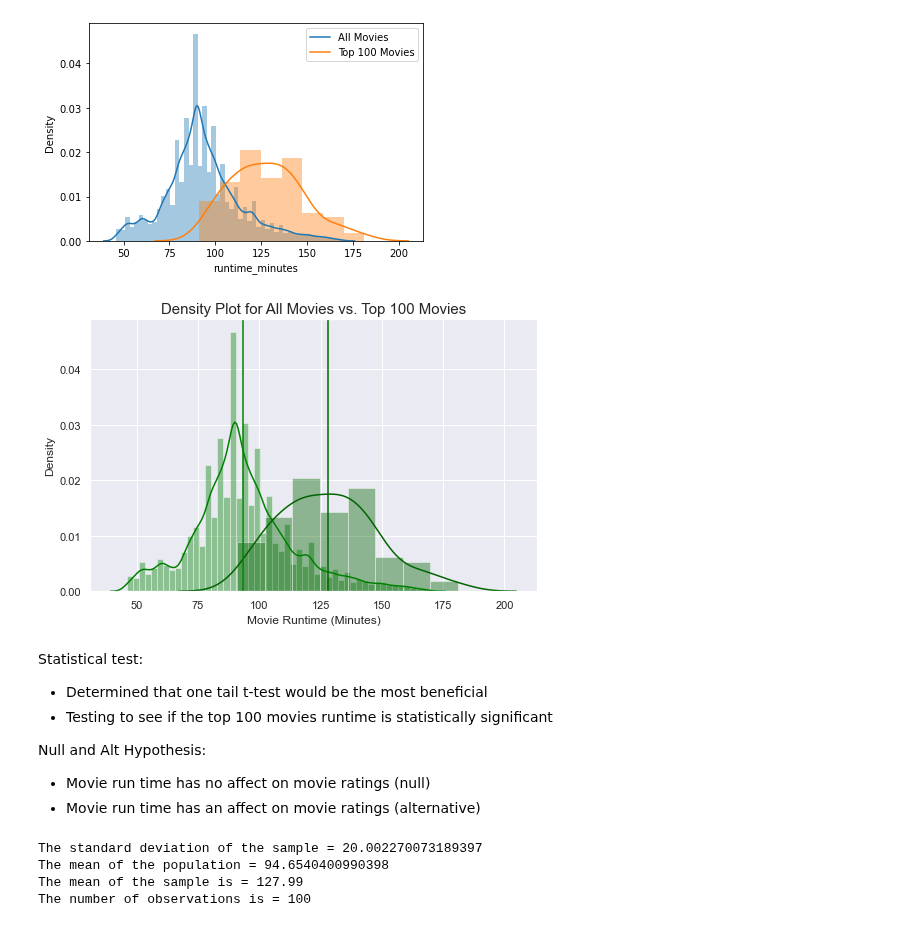
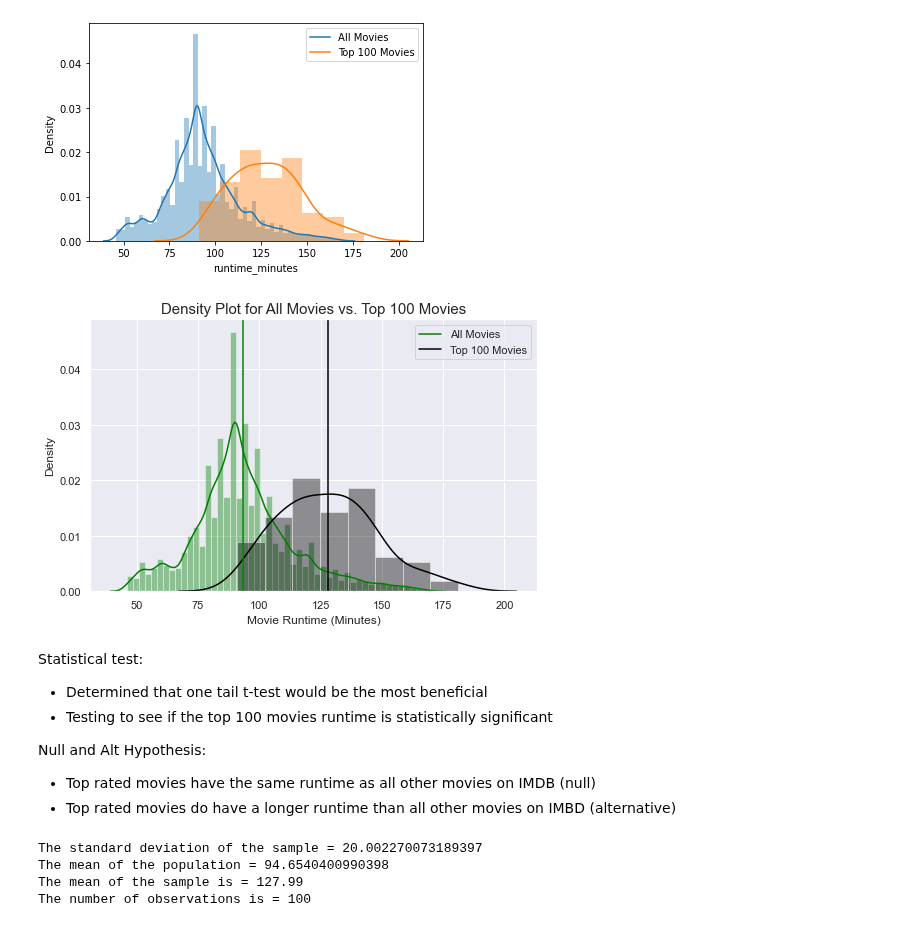
Before and after one commit to reboyce/Gilbert-Team-Repo, a Jupyter notebook: Notebooks/Final Notebook.ipynb, the cells around one changed output. Saved outputs shown, nothing was run; the diff lists cells and outputs as text; code cells hidden in the pictures.

```diff
--- a/Notebooks/Final Notebook.ipynb
+++ b/Notebooks/Final Notebook.ipynb
@@ -176,16 +176,17 @@ plt.legend(labels=(['All Movies','Top 100 Movies']));
 # %%
 sns.color_palette("light:#5A9", as_cmap=True)
 runcolor =top_100_movies['runtime_minutes']
 sns.set(color_codes=True)
 sns.set(rc={'figure.figsize':(8,5)})
 sns.distplot(good_data, color='Green')
-sns.distplot(top_100_movies['runtime_minutes'], color='DarkGreen')#31a354
+sns.distplot(top_100_movies['runtime_minutes'], color='Black')#31a354
 plt.xlabel("Movie Runtime (Minutes)", size=12)
 plt.title("Density Plot for All Movies vs. Top 100 Movies", size=15)
 plt.axvline(x=good_data.mean(), color='Green')
-plt.axvline(x=runcolor.mean(), color='DarkGreen');
+plt.axvline(x=runcolor.mean(), color='Black')
+plt.legend(labels=(['All Movies','Top 100 Movies']));
 # %% [output]
-[figure, old version]
+[figure, new version]
 # %% [markdown]
 Statistical test:
 
@@ -194,8 +195,8 @@ Statistical test:
 
 Null and Alt Hypothesis:
 
-* Movie run time has no affect on movie ratings (null)
-* Movie run time has an affect on movie ratings (alternative)
+* Top rated movies have the same runtime as all other movies on IMDB (null)
+* Top rated movies do have a longer runtime than all other movies on IMBD (alternative)
 # %%
 sd = np.std(top_100_movies['runtime_minutes'], ddof=1)
 mu = cleaned_movies.mean()
```
